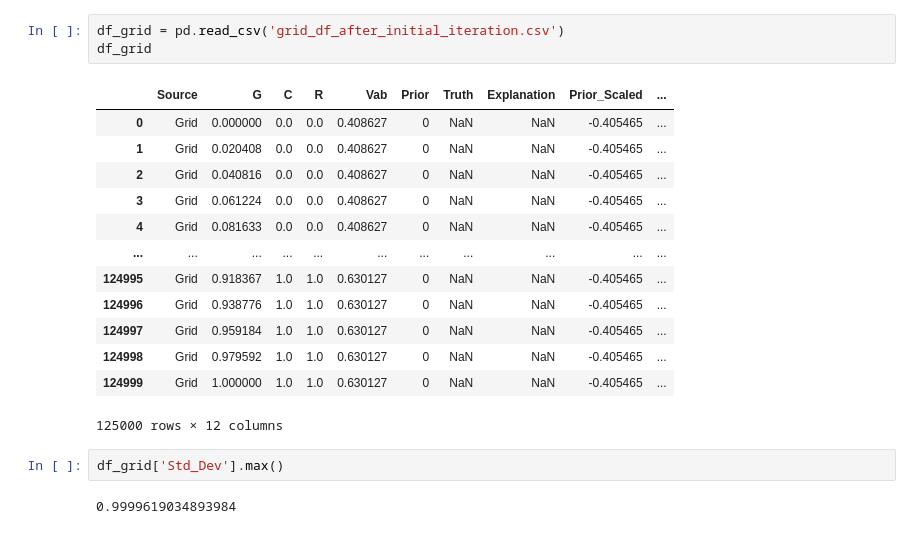
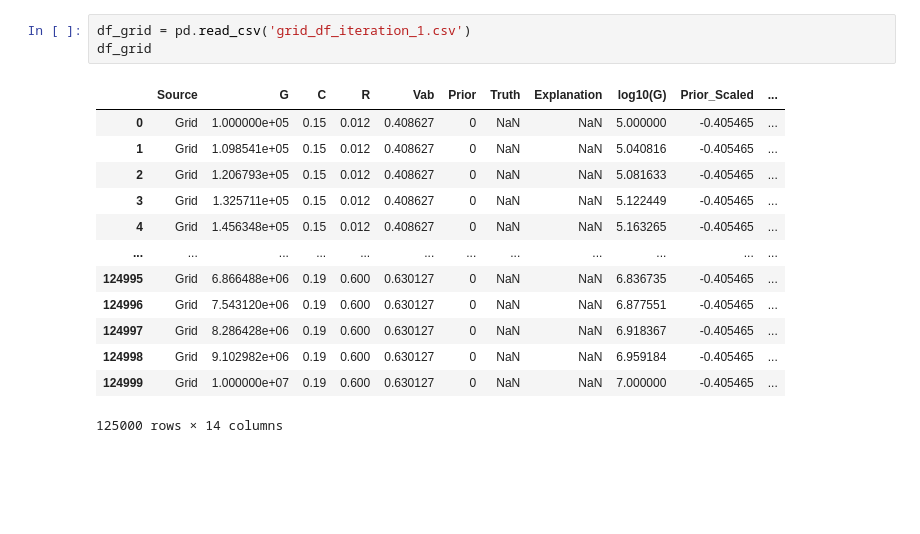
Before and after one commit to juanesfco/tamubo, a Jupyter notebook: ALProject/check.ipynb, the cells around one changed output. Drawn from its saved outputs; the diff is of its cells as text; blank space fills up the shorter version.

```diff
--- a/ALProject/check.ipynb
+++ b/ALProject/check.ipynb
@@ -46,21 +140,17 @@ df[df['Source'] == 'Karma']
 # %%
-df_grid = pd.read_csv('grid_df_after_initial_iteration.csv')
+df_grid = pd.read_csv('grid_df_iteration_1.csv')
 df_grid
 # %% [output]
-|  | Source | G | C | R | Vab | Prior | Truth | Explanation | Prior_Scaled | ... |
-| 0 | Grid | 0.000000 | 0.0 | 0.0 | 0.408627 | 0 | NaN | NaN | -0.405465 | ... |
-| 1 | Grid | 0.020408 | 0.0 | 0.0 | 0.408627 | 0 | NaN | NaN | -0.405465 | ... |
-| 2 | Grid | 0.040816 | 0.0 | 0.0 | 0.408627 | 0 | NaN | NaN | -0.405465 | ... |
-| 3 | Grid | 0.061224 | 0.0 | 0.0 | 0.408627 | 0 | NaN | NaN | -0.405465 | ... |
-| 4 | Grid | 0.081633 | 0.0 | 0.0 | 0.408627 | 0 | NaN | NaN | -0.405465 | ... |
-| ... | ... | ... | ... | ... | ... | ... | ... | ... | ... | ... |
-| 124995 | Grid | 0.918367 | 1.0 | 1.0 | 0.630127 | 0 | NaN | NaN | -0.405465 | ... |
-| 124996 | Grid | 0.938776 | 1.0 | 1.0 | 0.630127 | 0 | NaN | NaN | -0.405465 | ... |
-| 124997 | Grid | 0.959184 | 1.0 | 1.0 | 0.630127 | 0 | NaN | NaN | -0.405465 | ... |
-| 124998 | Grid | 0.979592 | 1.0 | 1.0 | 0.630127 | 0 | NaN | NaN | -0.405465 | ... |
-| 124999 | Grid | 1.000000 | 1.0 | 1.0 | 0.630127 | 0 | NaN | NaN | -0.405465 | ... |
+|  | Source | G | C | R | Vab | Prior | Truth | Explanation | log10(G) | Prior_Scaled | ... |
+| 0 | Grid | 1.000000e+05 | 0.15 | 0.012 | 0.408627 | 0 | NaN | NaN | 5.000000 | -0.405465 | ... |
+| 1 | Grid | 1.098541e+05 | 0.15 | 0.012 | 0.408627 | 0 | NaN | NaN | 5.040816 | -0.405465 | ... |
+| 2 | Grid | 1.206793e+05 | 0.15 | 0.012 | 0.408627 | 0 | NaN | NaN | 5.081633 | -0.405465 | ... |
+| 3 | Grid | 1.325711e+05 | 0.15 | 0.012 | 0.408627 | 0 | NaN | NaN | 5.122449 | -0.405465 | ... |
+| 4 | Grid | 1.456348e+05 | 0.15 | 0.012 | 0.408627 | 0 | NaN | NaN | 5.163265 | -0.405465 | ... |
+| ... | ... | ... | ... | ... | ... | ... | ... | ... | ... | ... | ... |
+| 124995 | Grid | 6.866488e+06 | 0.19 | 0.600 | 0.630127 | 0 | NaN | NaN | 6.836735 | -0.405465 | ... |
+| 124996 | Grid | 7.543120e+06 | 0.19 | 0.600 | 0.630127 | 0 | NaN | NaN | 6.877551 | -0.405465 | ... |
+| 124997 | Grid | 8.286428e+06 | 0.19 | 0.600 | 0.630127 | 0 | NaN | NaN | 6.918367 | -0.405465 | ... |
+| 124998 | Grid | 9.102982e+06 | 0.19 | 0.600 | 0.630127 | 0 | NaN | NaN | 6.959184 | -0.405465 | ... |
+| 124999 | Grid | 1.000000e+07 | 0.19 | 0.600 | 0.630127 | 0 | NaN | NaN | 7.000000 | -0.405465 | ... |
-125000 rows × 12 columns
+125000 rows × 14 columns
-# %%
-df_grid['Std_Dev'].max()
-# %% [output]
-0.9999619034893984
```
Also changed, not shown: parts of 19 cells of this notebook, 15 other files.
